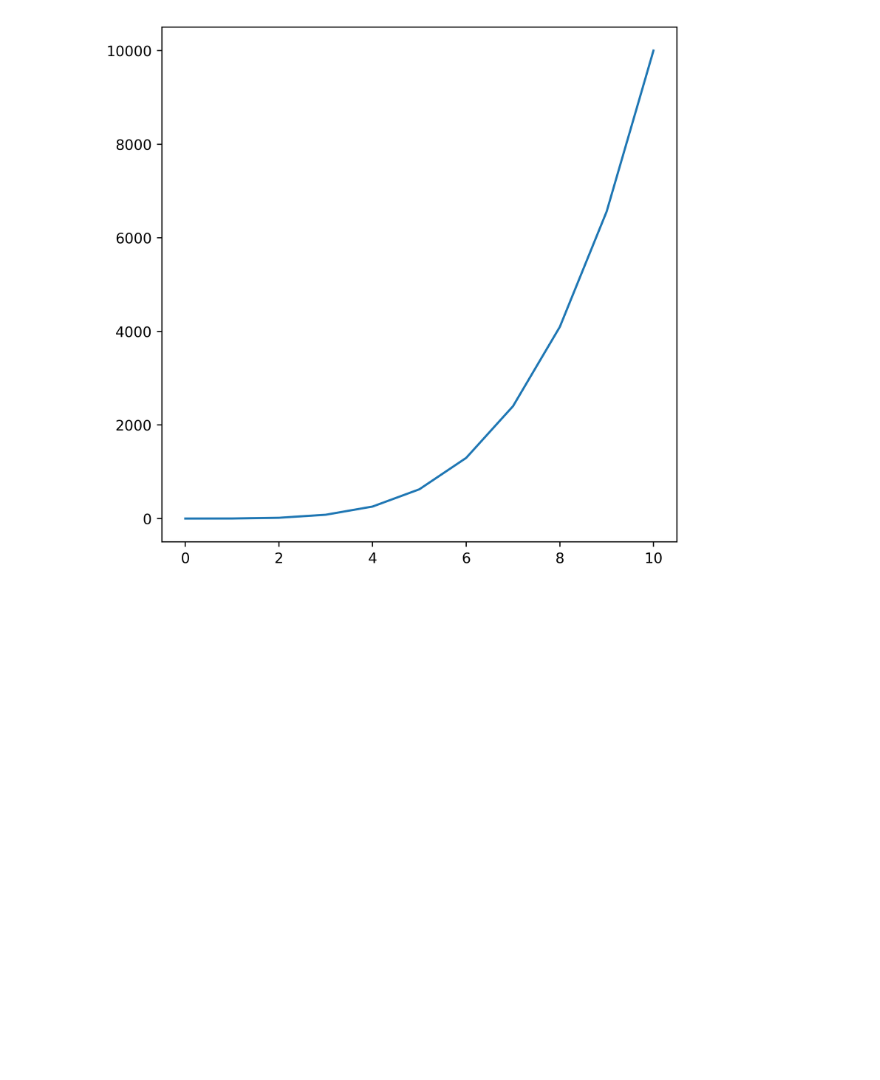
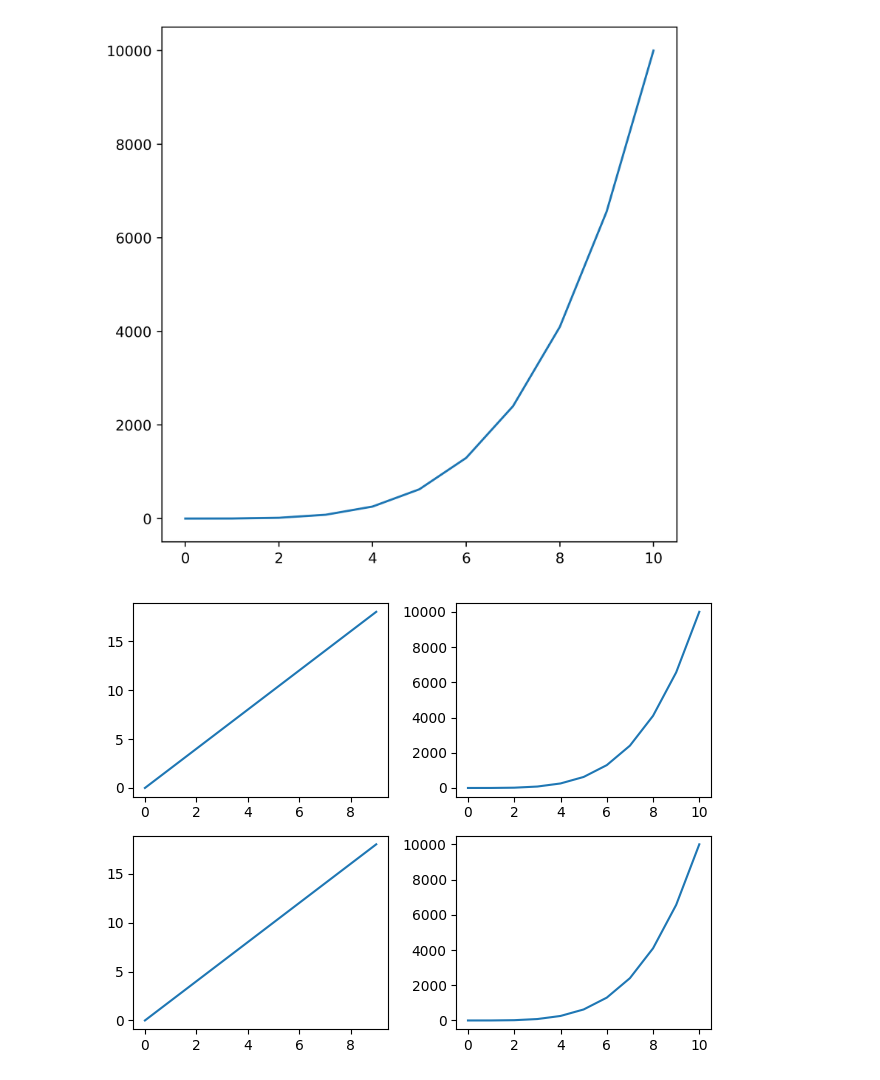
Before and after one commit to kellyjj/pythonMLClass, a Jupyter notebook: lesson6.ipynb, the cells around one changed output. Saved outputs shown, nothing was run; the diff lists cells and outputs as text; code cells hidden in the pictures; blank space fills up the shorter version.

```diff
--- a/lesson6.ipynb
+++ b/lesson6.ipynb
@@ -58,3 +58,18 @@ axes.plot(a,b)
 fig.savefig('/home/kellyj/Documents/saveme.png',bbox_inches='tight')
 # %% [output]
 [figure]
+# %%
+a= np.linspace(0,10,11)
+b= a**4
+x= np.arange(0,10)
+y= x*2
+# %%
+fig,axes = plt.subplots(nrows=2,ncols=2)
+axes
+axes[0][0].plot(x,y)
+axes[0][1].plot(a,b)
+axes[1][0].plot(x,y)
+axes[1][1].plot(a,b)
+plt.tight_layout()
+# %% [output]
+[figure, added]
```
Also changed, not shown: parts of 4 cells of this notebook, 2 other files.
